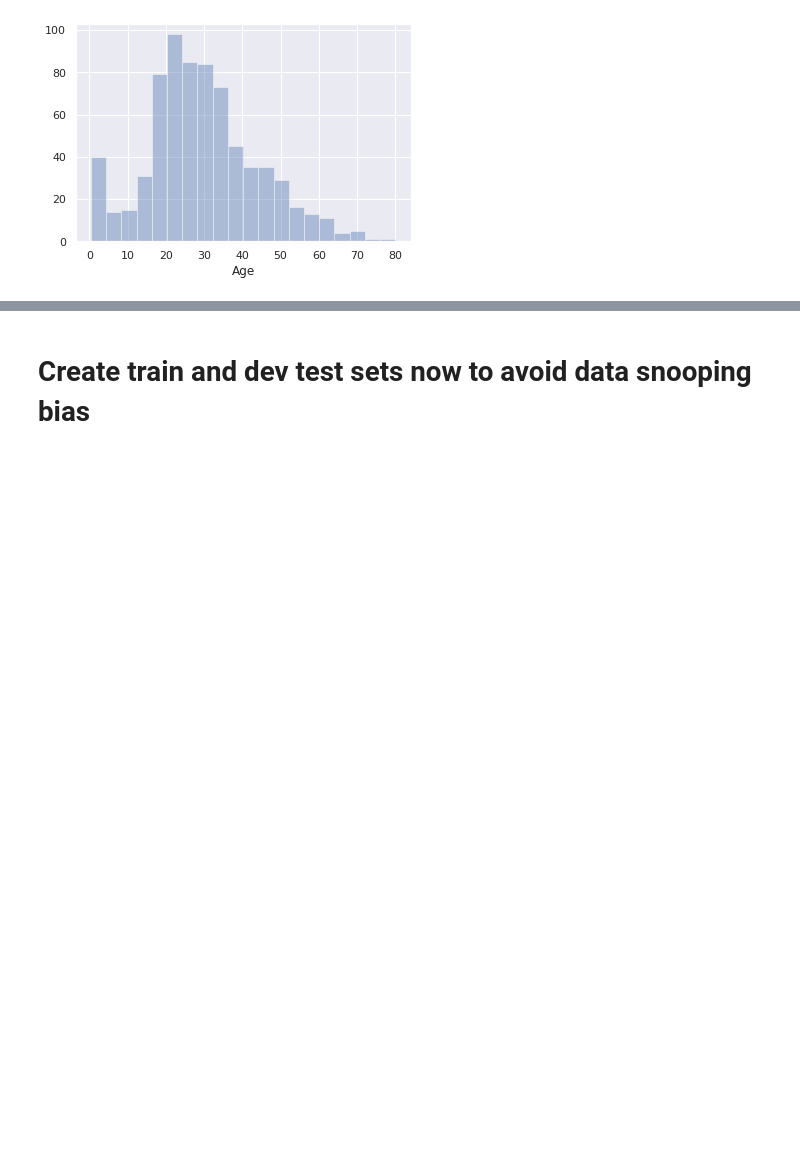
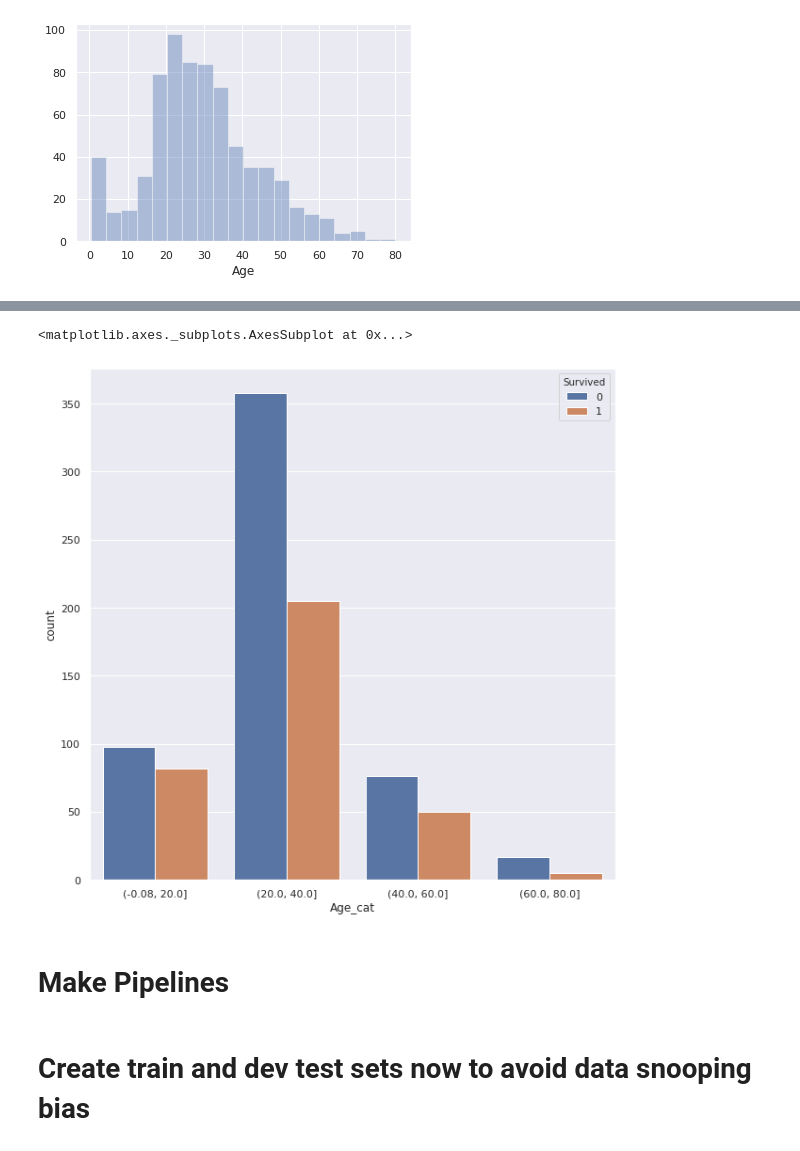
Before and after one commit to mafleischer/kaggle-titanic, a Jupyter notebook: titanic.ipynb, the cells around one changed output, grey strips where cells are left out. Saved outputs shown, nothing was run; the diff lists cells and outputs as text; code cells hidden in the pictures; blank space fills up the shorter version.

```diff
--- a/titanic.ipynb
+++ b/titanic.ipynb
@@ -76,0 +107,9 @@ titanic_filled.Age.fillna(titanic.Age.mean(), inplace=True)
+# %%
+fig, ax = plt.subplots(1, 1, figsize=(10,10))
+titanic["Age_cat"] = pd.cut(titanic["Age"].astype(int), bins = 4)
+sns.countplot(data=titanic, x = "Age_cat", hue = "Survived", ax = ax)
+# %% [output]
+<matplotlib.axes._subplots.AxesSubplot at 0x...>
+[figure, added]
+# %% [markdown]
+# Make Pipelines
```
Also changed, not shown: parts of 42 cells of this notebook.
